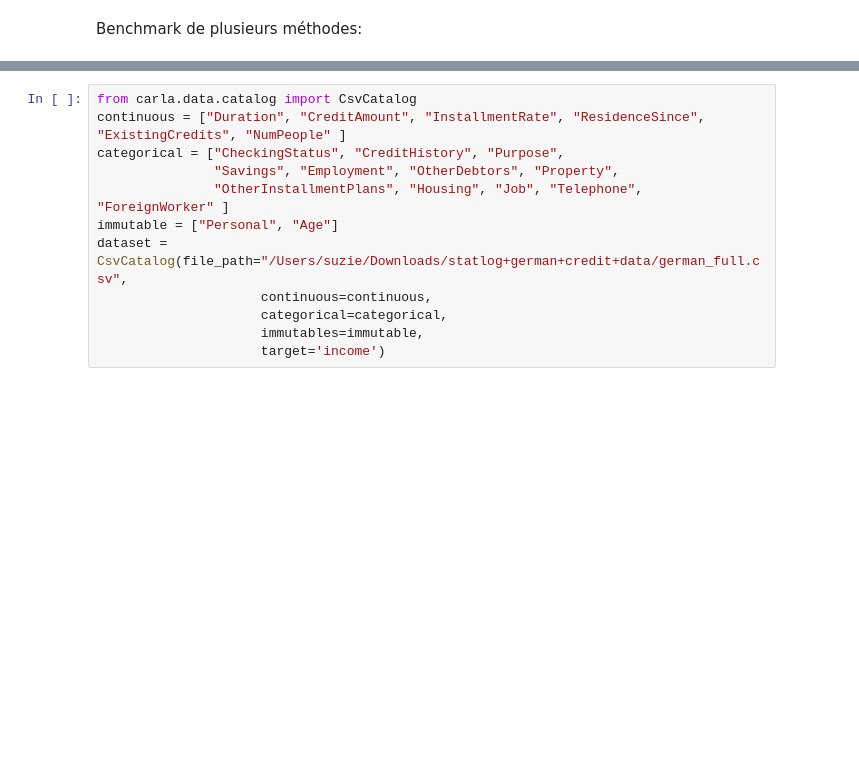
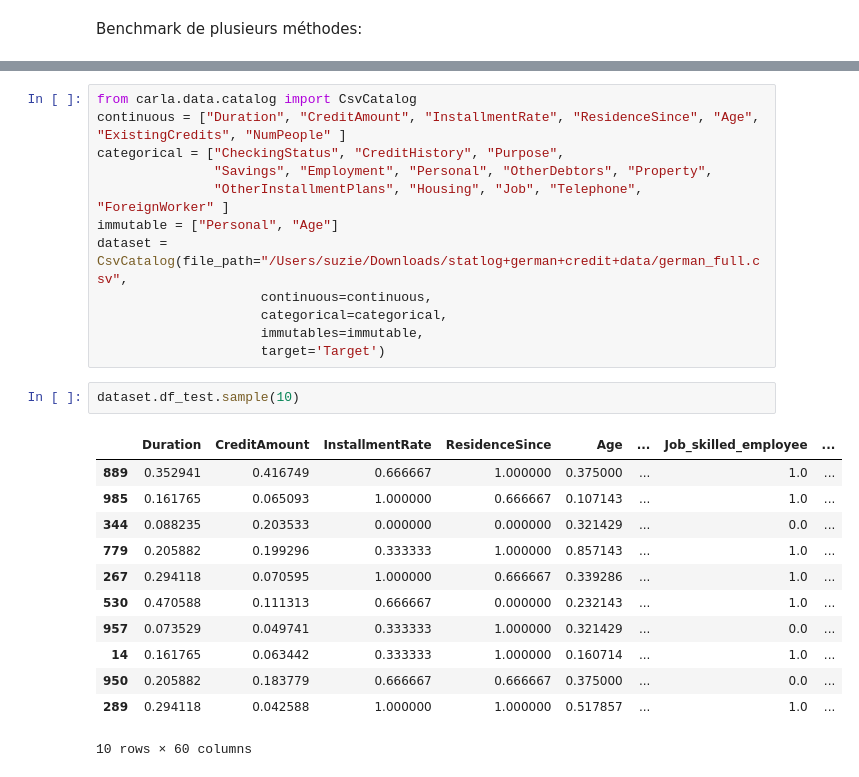
Before and after one commit to Suzie14/CARLA, a Jupyter notebook: simple_use.ipynb, the cells around one changed output, grey strips where cells are left out. Saved outputs shown, nothing was run; the diff lists cells and outputs as text; blank space fills up the shorter version.

```diff
--- a/simple_use.ipynb
+++ b/simple_use.ipynb
@@ -276,13 +276,28 @@ results_df
 | Revise | 0.942857 | 5.428571 | 1.297401 | 0.965155 | 0.667741 | 0.7 | ... |
 # %%
 from carla.data.catalog import CsvCatalog
-continuous = ["Duration", "CreditAmount", "InstallmentRate", "ResidenceSince", "ExistingCredits", "NumPeople" ]
+continuous = ["Duration", "CreditAmount", "InstallmentRate", "ResidenceSince", "Age", "ExistingCredits", "NumPeople" ]
 categorical = ["CheckingStatus", "CreditHistory", "Purpose",
-               "Savings", "Employment", "OtherDebtors", "Property",
+               "Savings", "Employment", "Personal", "OtherDebtors", "Property",
                "OtherInstallmentPlans", "Housing", "Job", "Telephone", "ForeignWorker" ]
 immutable = ["Personal", "Age"]
 dataset = CsvCatalog(file_path="/Users/suzie/Downloads/statlog+german+credit+data/german_full.csv",
                      continuous=continuous,
                      categorical=categorical,
                      immutables=immutable,
-                     target='income')
+                     target='Target')
+# %%
+dataset.df_test.sample(10)
+# %% [output]
+|  | Duration | CreditAmount | InstallmentRate | ResidenceSince | Age | ... | Job_skilled_employee | ... |
+| 889 | 0.352941 | 0.416749 | 0.666667 | 1.000000 | 0.375000 | ... | 1.0 | ... |
+| 985 | 0.161765 | 0.065093 | 1.000000 | 0.666667 | 0.107143 | ... | 1.0 | ... |
+| 344 | 0.088235 | 0.203533 | 0.000000 | 0.000000 | 0.321429 | ... | 0.0 | ... |
+| 779 | 0.205882 | 0.199296 | 0.333333 | 1.000000 | 0.857143 | ... | 1.0 | ... |
+| 267 | 0.294118 | 0.070595 | 1.000000 | 0.666667 | 0.339286 | ... | 1.0 | ... |
+| 530 | 0.470588 | 0.111313 | 0.666667 | 0.000000 | 0.232143 | ... | 1.0 | ... |
+| 957 | 0.073529 | 0.049741 | 0.333333 | 1.000000 | 0.321429 | ... | 0.0 | ... |
+| 14 | 0.161765 | 0.063442 | 0.333333 | 1.000000 | 0.160714 | ... | 1.0 | ... |
+| 950 | 0.205882 | 0.183779 | 0.666667 | 0.666667 | 0.375000 | ... | 0.0 | ... |
+| 289 | 0.294118 | 0.042588 | 1.000000 | 1.000000 | 0.517857 | ... | 1.0 | ... |
+10 rows × 60 columns
```
Also changed, not shown: parts of 3 cells of this notebook.
